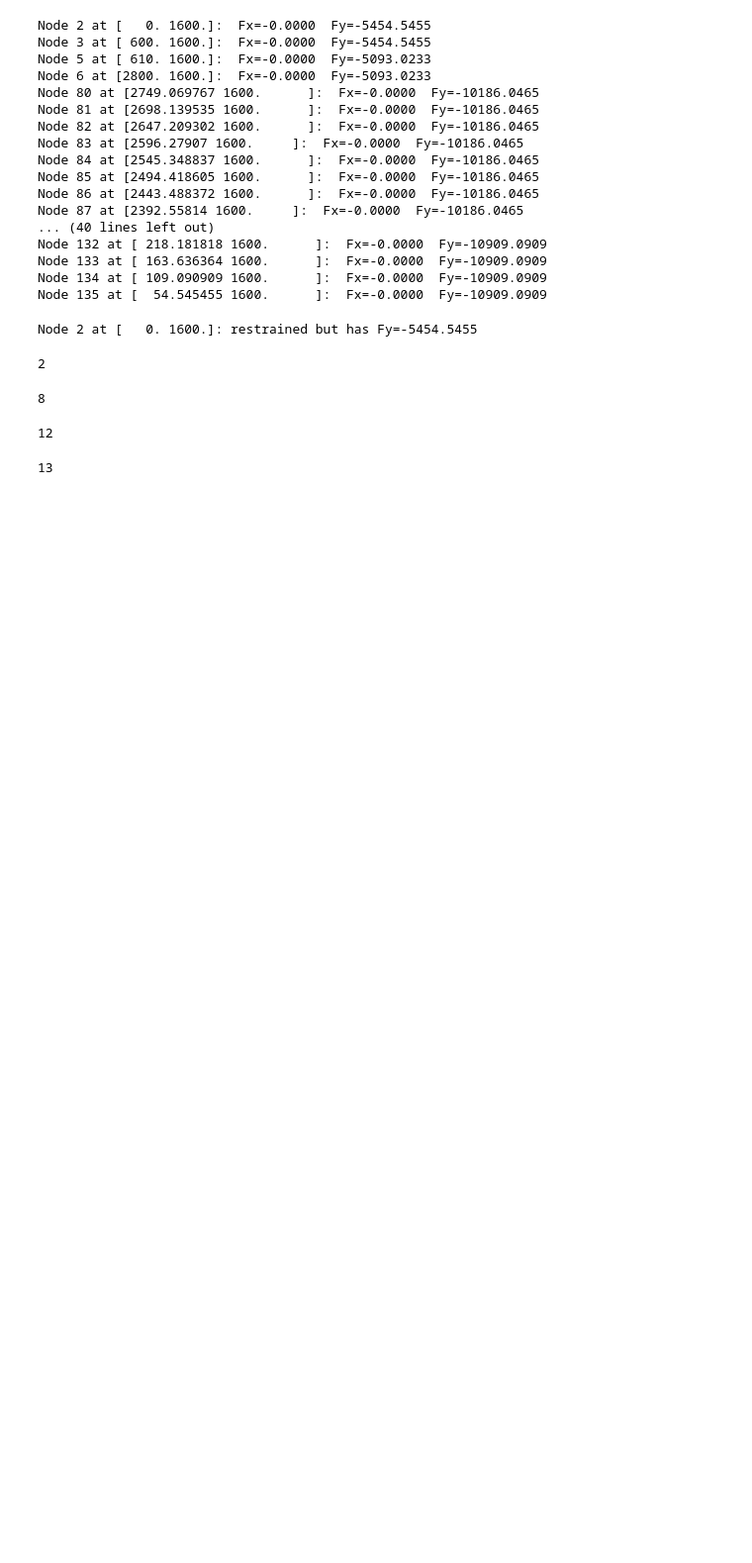
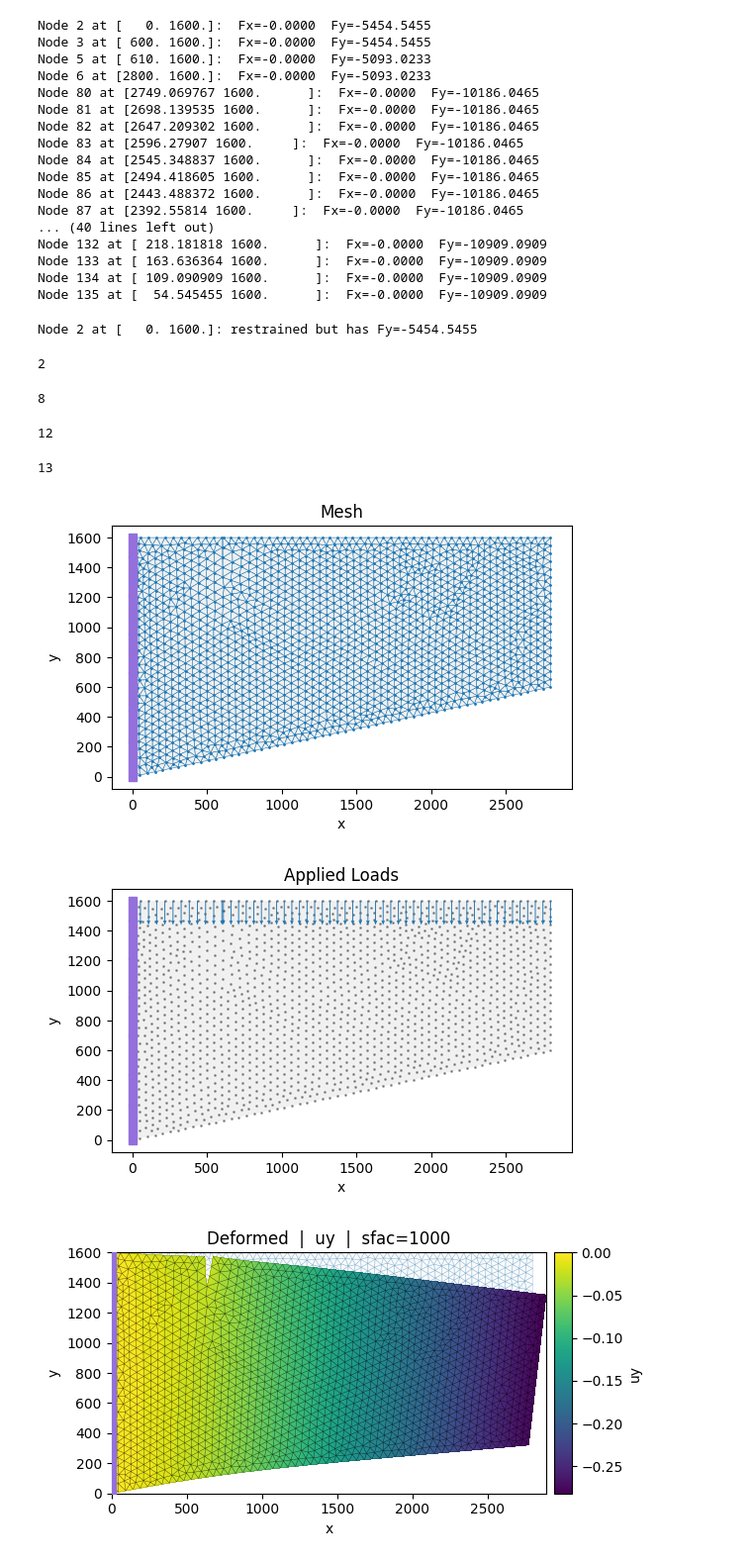
Before and after one commit to ppalacios92/FEM, a Jupyter notebook: examples/midtermn_01.ipynb, the cells around one changed output. Shown at 99% size. Cells and saved outputs as stored; diff of their text form; code cells hidden in the pictures; blank space fills up the shorter version.

Commit message:
add plot funtions

```diff
--- a/examples/midtermn_01.ipynb
+++ b/examples/midtermn_01.ipynb
@@ -497,3 +486,72 @@ add_node_data_view("Von Mises Nodal Averaged",
 # Open Gmsh GUI
 gmsh.fltk.run()
 gmsh.finalize()
+# %%
+# Mesh
+plot_mesh(
+    nodes               = nodes,
+    elements            = elements,
+    show_node_labels    = False,
+    show_element_labels = False,
+    show_supports       = True,
+    show_element_edges  = True,
+    show_node_points    = True,
+    figsize             = (6, 6),
+    ax                  = None,
+    save                = None,
+)
+
+
+# Loads
+plot_loads_2d(
+    nodes    = nodes,
+    elements = elements,
+    F_load   = F_load,
+    show_element_edges  = False,
+    show_node_points    = True,
+    show_supports       = True,
+    figsize  = (6, 6),
+    ax       = None,
+    save     = None,
+)
+
+# Deformed
+plot_deformed(
+    nodes     = nodes,
+    elements  = elements,
+    u         = u,
+    component = 'uy',   # 'ux', 'uy', 'umag'
+    sfac      = 1000,
+    cmap      = 'viridis',
+    limit               = None,
+    show_element_edges  = True,
+    show_node_points    = False,
+    show_supports       = True,
+    figsize             = (6, 6),
+    ax                  = None,
+    save                = None,
+)
+
+# Stress or Strain Field
+plot_field_2d(
+    nodes       = nodes,
+    elements    = elements,
+    u           = u,
+    component   = 'sxx',       # 'sxx','syy','sxy','vmis','s1','s2','exx','eyy','exy','e1','e2'
+    result_type = 'nodal_avg',  # 'nodal_avg' or 'element'
+    deformed    = True,
+    sfac        = 1000,
+    limit       = None,         # e.g. (-250, 250) highlights elements outside range in red
+    # levels      = 20,
+    cmap        = 'jet',
+    show_element_edges  = True,
+    show_node_points    = False,
+    show_supports       = True,
+    figsize             = (6, 6),
+    ax                  = None,
+    save                = None,
+)
+# %% [output]
+[figure, added]
+[figure, added]
+[figure, added]
```
Also changed, not shown: parts of 5 cells of this notebook, 13 other files.
